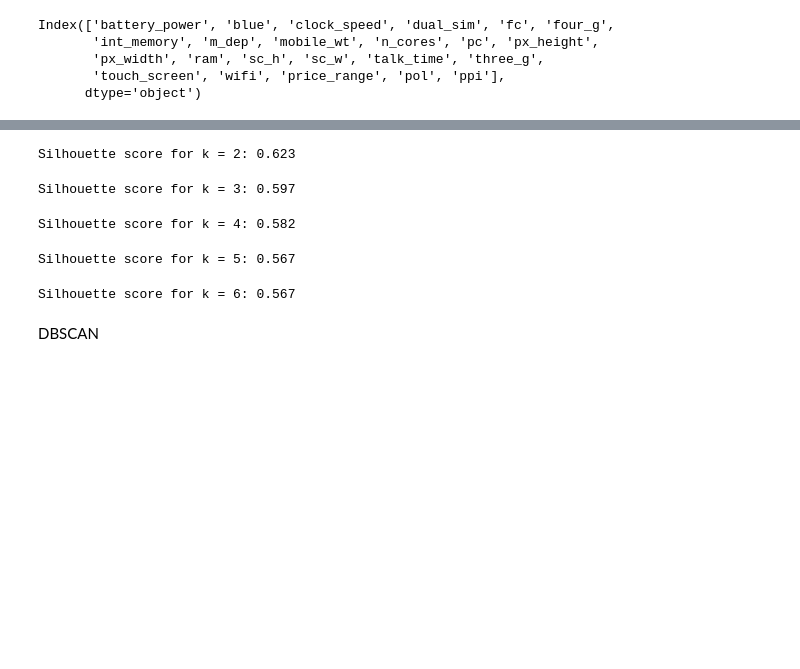
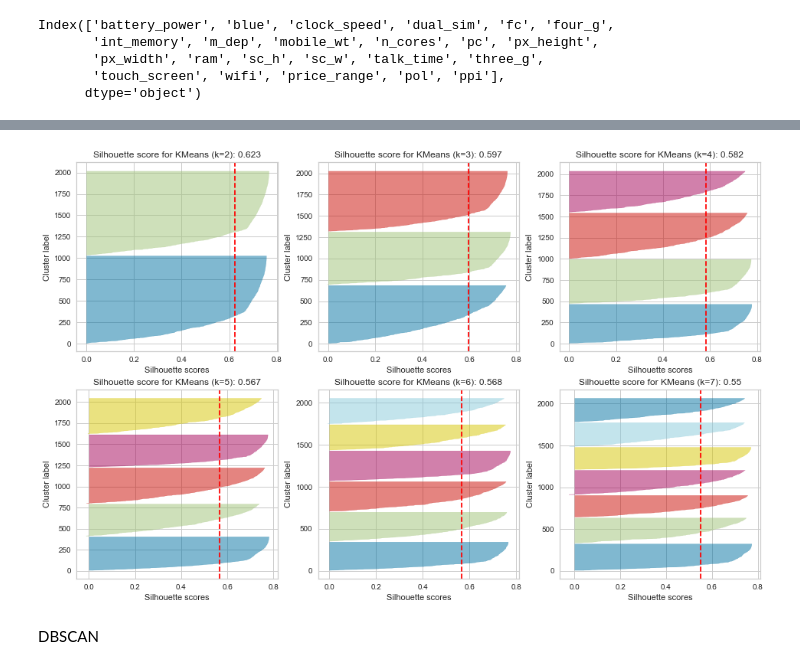
Before and after one commit to lucastsc/cellphone, a Jupyter notebook: cellphone.ipynb, the cells around one changed output, grey strips where cells are left out. Saved outputs shown, nothing was run; the diff lists cells and outputs as text; code cells hidden in the pictures; blank space fills up the shorter version.

Commit message:
feat: add silhouette analysis to the notebook

```diff
--- a/cellphone.ipynb
+++ b/cellphone.ipynb
@@ -458,17 +471,18 @@ Text(0, 0.5, 'price_range')
 # %%
-def silhouette_scores(X, kmin, kmax):
-    for k in range(kmin,kmax):
+def plot_silhouette(X, kmin, kmax):
+    fig, axs = plt.subplots(2,3,figsize=(16,10))
+    for i,k in enumerate(range(kmin,kmax)):
         kmeans = KMeans(n_clusters = k)
-        kmeans.fit(X)
+        visualizer = SilhouetteVisualizer(kmeans, colors='yellowbrick', ax = axs[i//3,i%3], )
+        visualizer.fit(X)
         score = silhouette_score(X, kmeans.labels_, metric='euclidean')
-        print(f'Silhouette score for k = {k}: {round(score,3)}')
-silhouette_scores(celltrain[['ram','price_range']], 2, 7)
+        axs[i//3,i%3].set_title(f'Silhouette score for KMeans (k={k}): {round(score,3)}')
+        axs[i//3,i%3].set_xlabel('Silhouette scores')
+        axs[i//3,i%3].set_ylabel('Cluster label')
+
+plot_silhouette(celltrain[['ram','price_range']], 2, 8)
 # %% [output]
-Silhouette score for k = 2: 0.623
-Silhouette score for k = 3: 0.597
-Silhouette score for k = 4: 0.582
-Silhouette score for k = 5: 0.567
-Silhouette score for k = 6: 0.567
+[figure, added]
 # %% [markdown]
 DBSCAN
 # %%
```
Also changed, not shown: parts of 23 cells of this notebook.
